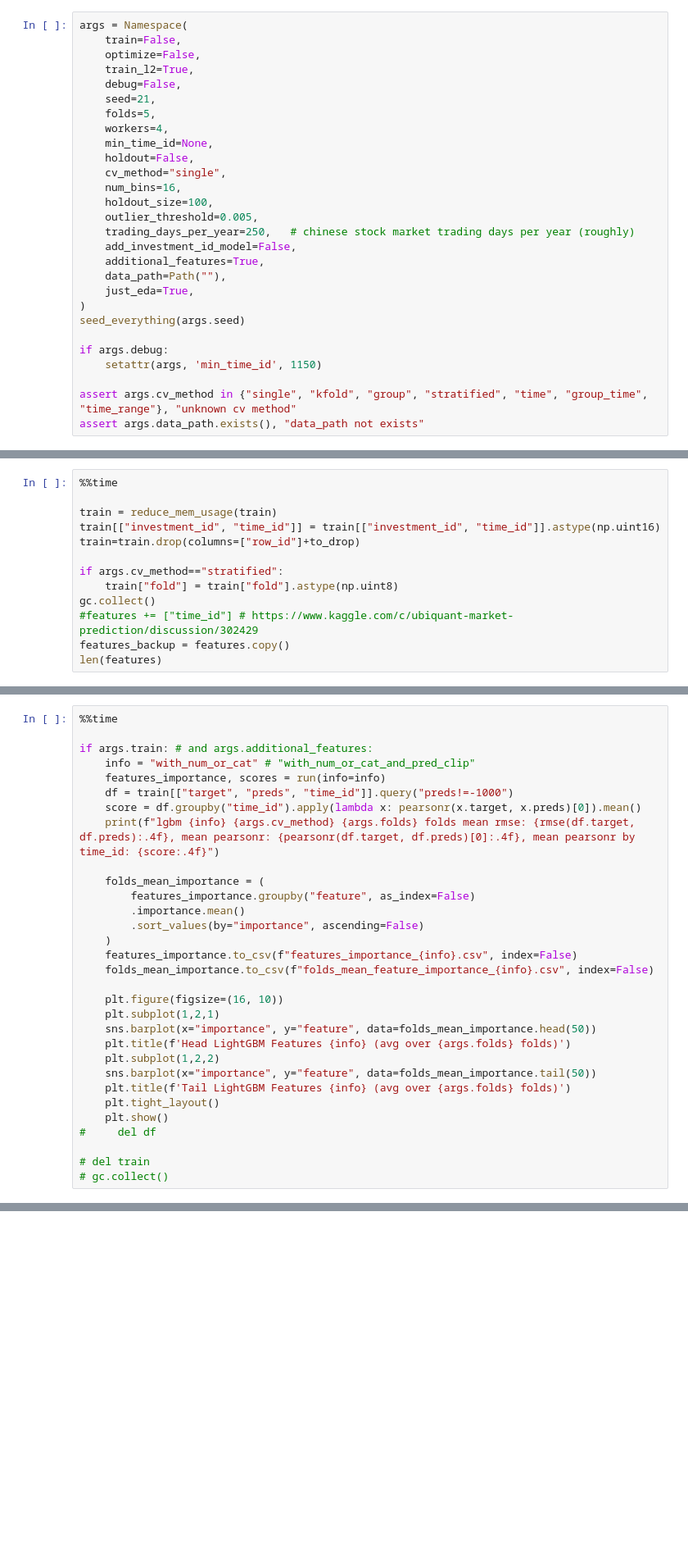
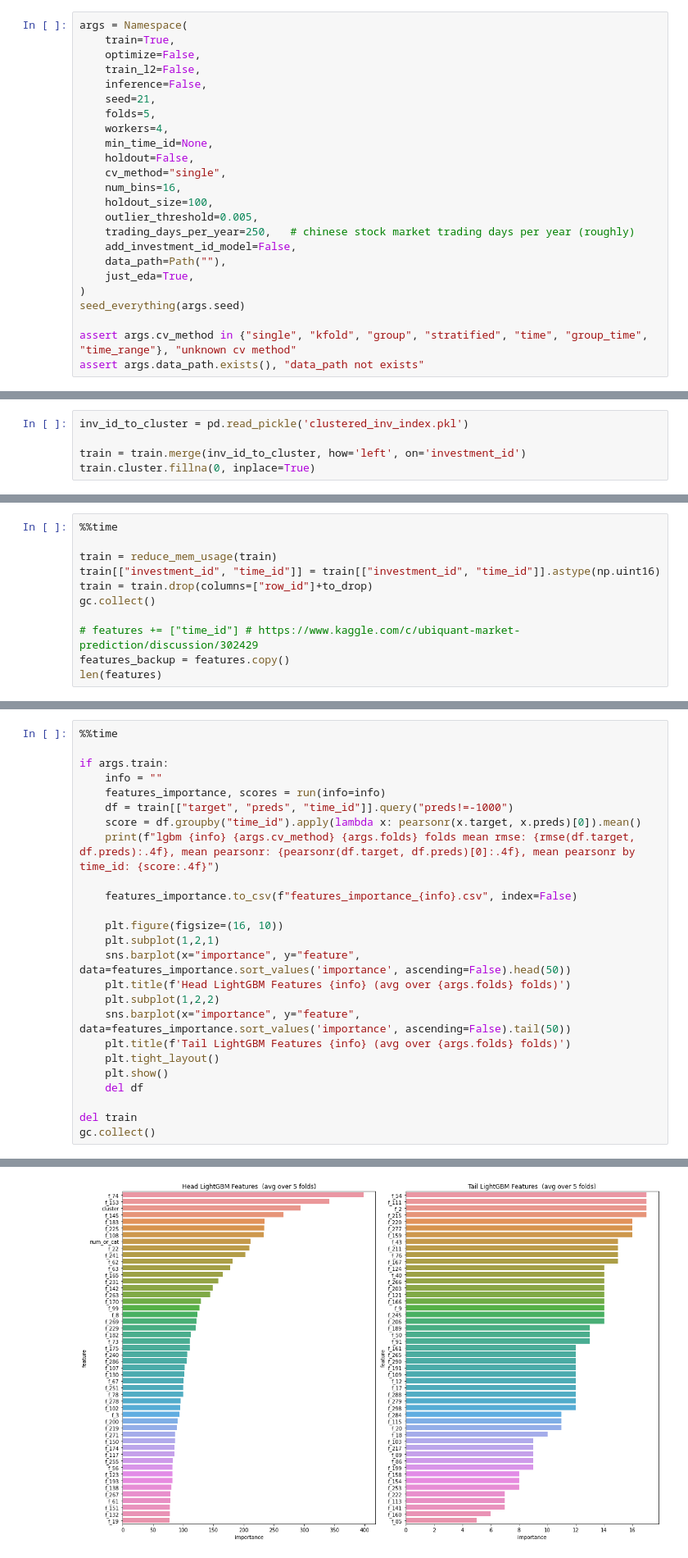
Before and after one commit to beatwad/ubiquant, a Jupyter notebook: part_2_LGBM_train.ipynb, the cells around one changed output, grey strips where cells are left out. Shown: that part at 82% size. Cells and saved outputs as stored; diff of their text form; blank space fills up the shorter version.

```diff
--- a/part_2_LGBM_train.ipynb
+++ b/part_2_LGBM_train.ipynb
@@ -73,10 +73,10 @@ def reduce_mem_usage(df):
     return df
 # %%
 args = Namespace(
-    train=False,
+    train=True,
     optimize=False,
-    train_l2=True,
-    debug=False,
+    train_l2=False,
+    inference=False,
     seed=21,
     folds=5,
     workers=4,
@@ -88,15 +88,11 @@ args = Namespace(
     outlier_threshold=0.005,
     trading_days_per_year=250,   # chinese stock market trading days per year (roughly)
     add_investment_id_model=False,
-    additional_features=True,
     data_path=Path(""),
     just_eda=True,
 )
 seed_everything(args.seed)
 
-if args.debug:
-    setattr(args, 'min_time_id', 1150)
-
 assert args.cv_method in {"single", "kfold", "group", "stratified", "time", "group_time", "time_range"}, "unknown cv method"
 assert args.data_path.exists(), "data_path not exists"
 # %%
@@ -296,0 +253,5 @@ gc.collect()
+# %%
+inv_id_to_cluster = pd.read_pickle('clustered_inv_index.pkl')
+
+train = train.merge(inv_id_to_cluster, how='left', on='investment_id')
+train.cluster.fillna(0, inplace=True)
@@ -339,12 +300,10 @@ train['group'] = train['group'].astype(np.int16)
 
 train = reduce_mem_usage(train)
 train[["investment_id", "time_id"]] = train[["investment_id", "time_id"]].astype(np.uint16)
-train=train.drop(columns=["row_id"]+to_drop)
+train = train.drop(columns=["row_id"]+to_drop)
+gc.collect()
 
-if args.cv_method=="stratified":
-    train["fold"] = train["fold"].astype(np.uint8)
-gc.collect()
-#features += ["time_id"] # https://www.kaggle.com/c/ubiquant-market-prediction/discussion/302429
+# features += ["time_id"] # https://www.kaggle.com/c/ubiquant-market-prediction/discussion/302429
 features_backup = features.copy()
 len(features)
 # %% [output]
@@ -913,32 +406,26 @@ def run(info):
 # %%
 %%time
 
-if args.train: # and args.additional_features:
-    info = "with_num_or_cat" # "with_num_or_cat_and_pred_clip"
+if args.train:
+    info = ""
     features_importance, scores = run(info=info)
     df = train[["target", "preds", "time_id"]].query("preds!=-1000")
     score = df.groupby("time_id").apply(lambda x: pearsonr(x.target, x.preds)[0]).mean()
     print(f"lgbm {info} {args.cv_method} {args.folds} folds mean rmse: {rmse(df.target, df.preds):.4f}, mean pearsonr: {pearsonr(df.target, df.preds)[0]:.4f}, mean pearsonr by time_id: {score:.4f}")
 
-    folds_mean_importance = (
-        features_importance.groupby("feature", as_index=False)
-        .importance.mean()
-        .sort_values(by="importance", ascending=False)
-    )
     features_importance.to_csv(f"features_importance_{info}.csv", index=False)
-    folds_mean_importance.to_csv(f"folds_mean_feature_importance_{info}.csv", index=False)
 
     plt.figure(figsize=(16, 10))
     plt.subplot(1,2,1)
-    sns.barplot(x="importance", y="feature", data=folds_mean_importance.head(50))
+    sns.barplot(x="importance", y="feature", data=features_importance.sort_values('importance', ascending=False).head(50))
     plt.title(f'Head LightGBM Features {info} (avg over {args.folds} folds)')
     plt.subplot(1,2,2)
-    sns.barplot(x="importance", y="feature", data=folds_mean_importance.tail(50))
+    sns.barplot(x="importance", y="feature", data=features_importance.sort_values('importance', ascending=False).tail(50))
     plt.title(f'Tail LightGBM Features {info} (avg over {args.folds} folds)')
     plt.tight_layout()
     plt.show()
-#     del df
+    del df
 
-# del train
-# gc.collect()
+del train
+gc.collect()
 # %% [output]
@@ -946,0 +449 @@ Wall time: 23.8 µs
+[figure, added]
```
Also changed, not shown: parts of 50 cells of this notebook, 1 other file.
